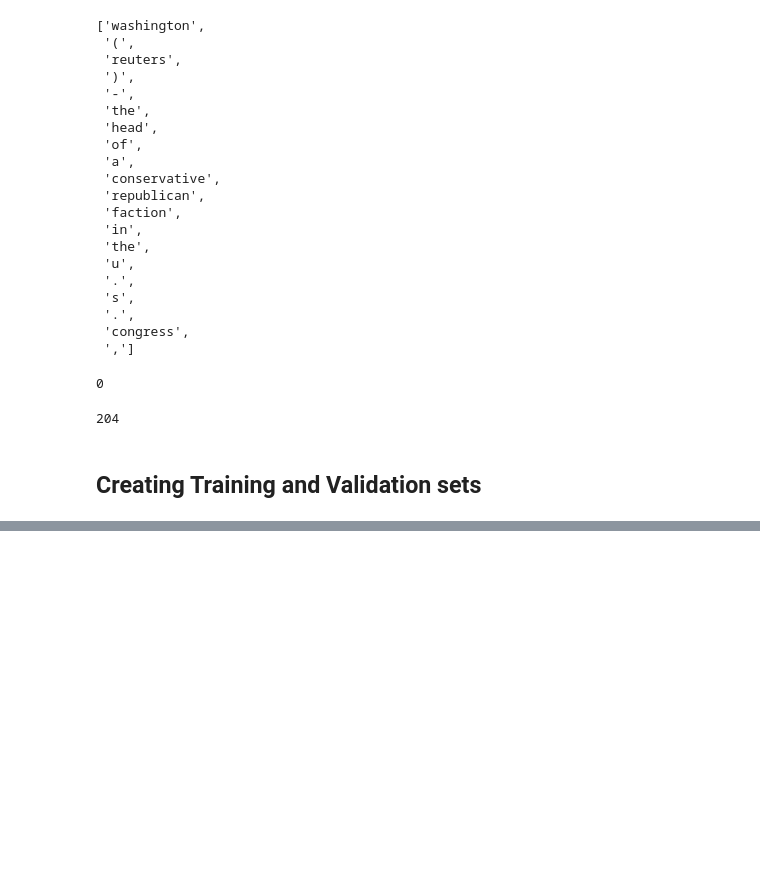
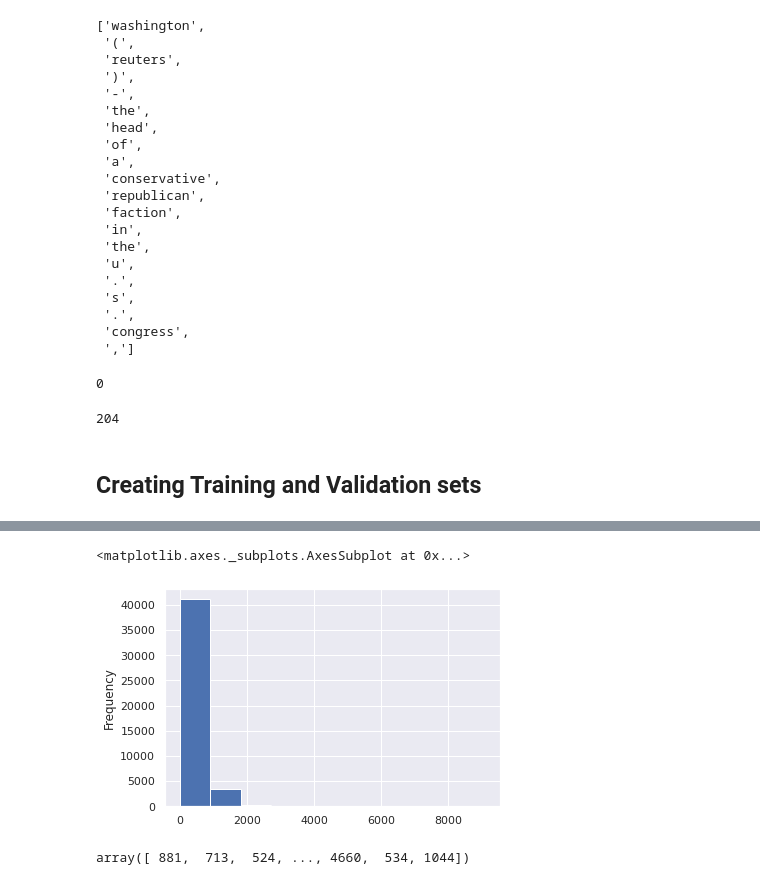
Before and after one commit to INCREDIBLE-AURNOB/Fake-and-Read-news-classification-, a Jupyter notebook: Fake and Real news classifier with deep learing.ipynb, the cells around one changed output, grey strips where cells are left out. Drawn from its saved outputs; the diff is of its cells as text; code cells hidden in the pictures; blank space fills up the shorter version.

```diff
--- a/Fake and Real news classifier with deep learing.ipynb
+++ b/Fake and Real news classifier with deep learing.ipynb
@@ -296,0 +305,9 @@ sample
+# %%
+raw_df.text.map(tokenizer).map(len).plot(kind='hist')
+# %% [output]
+<matplotlib.axes._subplots.AxesSubplot at 0x...>
+[figure, added]
+# %%
+raw_df.text.map(tokenizer).map(len).values
+# %% [output]
+array([ 881,  713,  524, ..., 4660,  534, 1044])
```
Also changed, not shown: parts of 14 cells of this notebook.
